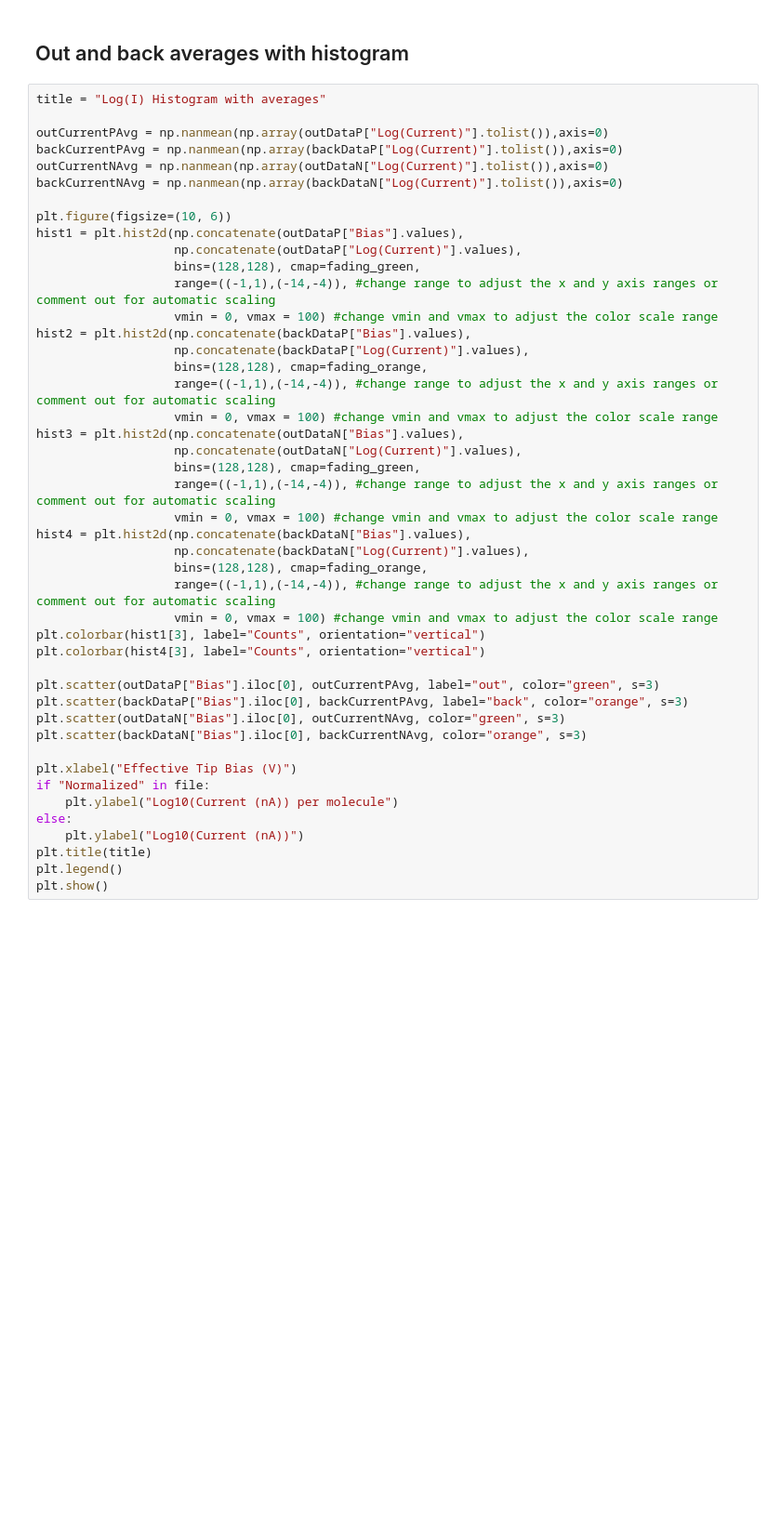
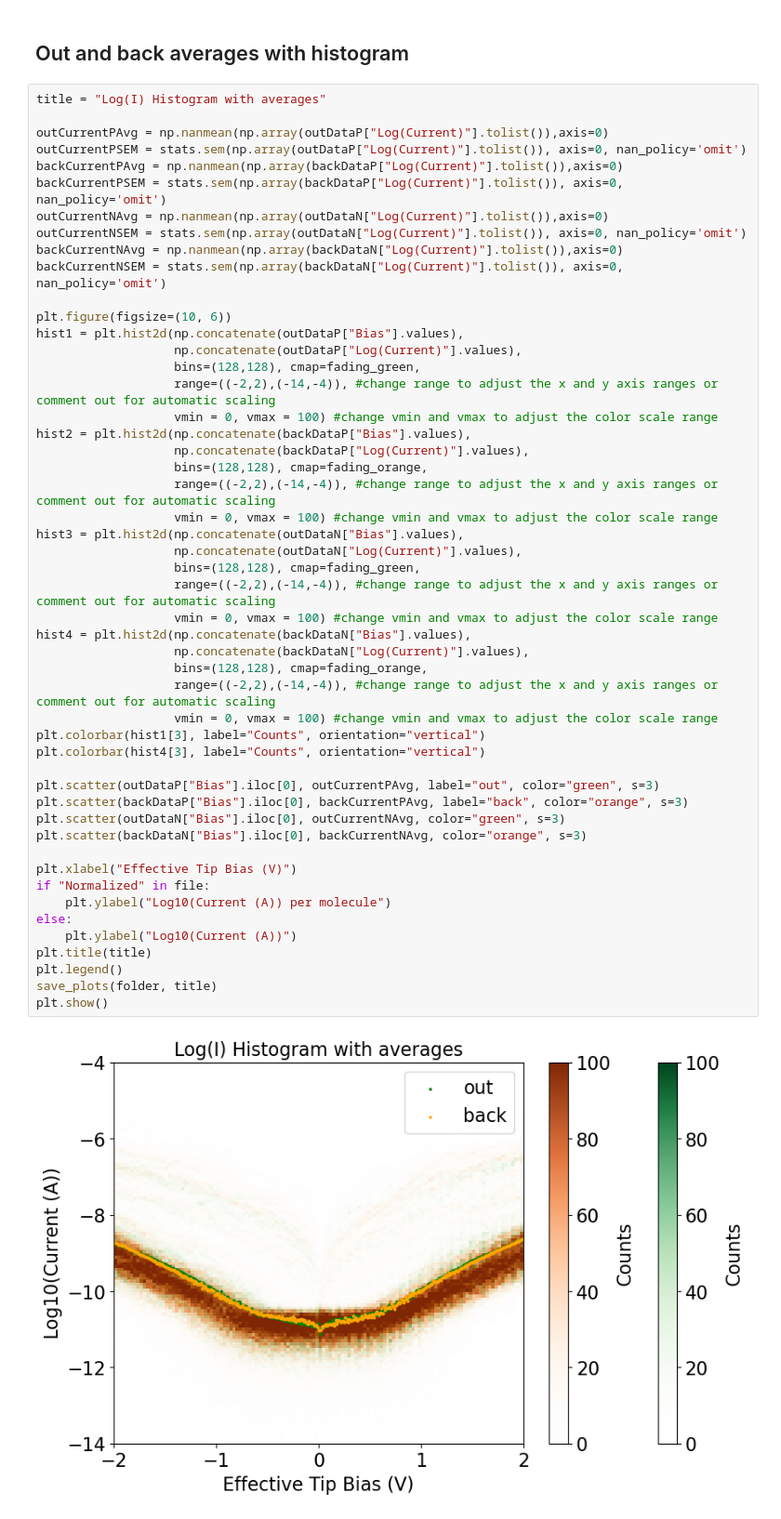
Before and after one commit to jamesnewson/FX40-CAFM-Analysis, a Jupyter notebook: FX40_CAFM_Plotting.ipynb, the cells around one changed output. Shown at 93% size. Drawn from its saved outputs; the diff is of its cells as text; blank space fills up the shorter version.

```diff
--- a/FX40_CAFM_Plotting.ipynb
+++ b/FX40_CAFM_Plotting.ipynb
@@ -378,44 +443,51 @@ plt.show()
 title = "Log(I) Histogram with averages"
 
 outCurrentPAvg = np.nanmean(np.array(outDataP["Log(Current)"].tolist()),axis=0)
+outCurrentPSEM = stats.sem(np.array(outDataP["Log(Current)"].tolist()), axis=0, nan_policy='omit')
 backCurrentPAvg = np.nanmean(np.array(backDataP["Log(Current)"].tolist()),axis=0)
+backCurrentPSEM = stats.sem(np.array(backDataP["Log(Current)"].tolist()), axis=0, nan_policy='omit')
 outCurrentNAvg = np.nanmean(np.array(outDataN["Log(Current)"].tolist()),axis=0)
+outCurrentNSEM = stats.sem(np.array(outDataN["Log(Current)"].tolist()), axis=0, nan_policy='omit')
 backCurrentNAvg = np.nanmean(np.array(backDataN["Log(Current)"].tolist()),axis=0)
+backCurrentNSEM = stats.sem(np.array(backDataN["Log(Current)"].tolist()), axis=0, nan_policy='omit')
 
 plt.figure(figsize=(10, 6))
 hist1 = plt.hist2d(np.concatenate(outDataP["Bias"].values),
                    np.concatenate(outDataP["Log(Current)"].values),
                    bins=(128,128), cmap=fading_green,
-                   range=((-1,1),(-14,-4)), #change range to adjust the x and y axis ranges or comment out for automatic scaling
+                   range=((-2,2),(-14,-4)), #change range to adjust the x and y axis ranges or comment out for automatic scaling
                    vmin = 0, vmax = 100) #change vmin and vmax to adjust the color scale range
 hist2 = plt.hist2d(np.concatenate(backDataP["Bias"].values),
                    np.concatenate(backDataP["Log(Current)"].values),
                    bins=(128,128), cmap=fading_orange,
-                   range=((-1,1),(-14,-4)), #change range to adjust the x and y axis ranges or comment out for automatic scaling
+                   range=((-2,2),(-14,-4)), #change range to adjust the x and y axis ranges or comment out for automatic scaling
                    vmin = 0, vmax = 100) #change vmin and vmax to adjust the color scale range
 hist3 = plt.hist2d(np.concatenate(outDataN["Bias"].values),
                    np.concatenate(outDataN["Log(Current)"].values),
                    bins=(128,128), cmap=fading_green,
-                   range=((-1,1),(-14,-4)), #change range to adjust the x and y axis ranges or comment out for automatic scaling
+                   range=((-2,2),(-14,-4)), #change range to adjust the x and y axis ranges or comment out for automatic scaling
                    vmin = 0, vmax = 100) #change vmin and vmax to adjust the color scale range
 hist4 = plt.hist2d(np.concatenate(backDataN["Bias"].values),
                    np.concatenate(backDataN["Log(Current)"].values),
                    bins=(128,128), cmap=fading_orange,
-                   range=((-1,1),(-14,-4)), #change range to adjust the x and y axis ranges or comment out for automatic scaling
+                   range=((-2,2),(-14,-4)), #change range to adjust the x and y axis ranges or comment out for automatic scaling
                    vmin = 0, vmax = 100) #change vmin and vmax to adjust the color scale range
 plt.colorbar(hist1[3], label="Counts", orientation="vertical")
 plt.colorbar(hist4[3], label="Counts", orientation="vertical")
 
 plt.scatter(outDataP["Bias"].iloc[0], outCurrentPAvg, label="out", color="green", s=3)
 plt.scatter(backDataP["Bias"].iloc[0], backCurrentPAvg, label="back", color="orange", s=3)
 plt.scatter(outDataN["Bias"].iloc[0], outCurrentNAvg, color="green", s=3)
 plt.scatter(backDataN["Bias"].iloc[0], backCurrentNAvg, color="orange", s=3)
 
 plt.xlabel("Effective Tip Bias (V)")
 if "Normalized" in file:
-    plt.ylabel("Log10(Current (nA)) per molecule")
+    plt.ylabel("Log10(Current (A)) per molecule")
 else:
-    plt.ylabel("Log10(Current (nA))")
+    plt.ylabel("Log10(Current (A))")
 plt.title(title)
 plt.legend()
+save_plots(folder, title)
 plt.show()
+# %% [output]
+[figure, added]
```
Also changed, not shown: parts of 8 cells of this notebook, 2 other files.
